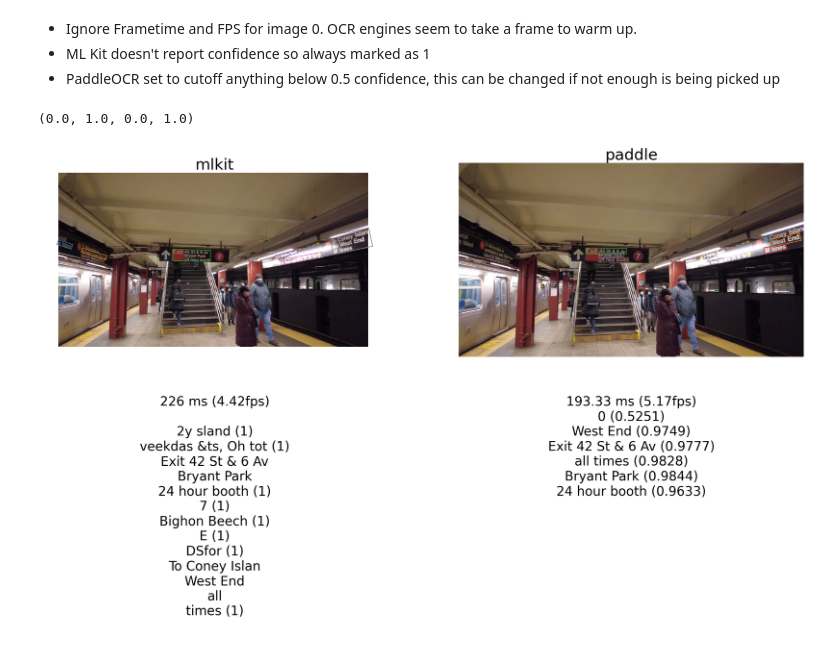
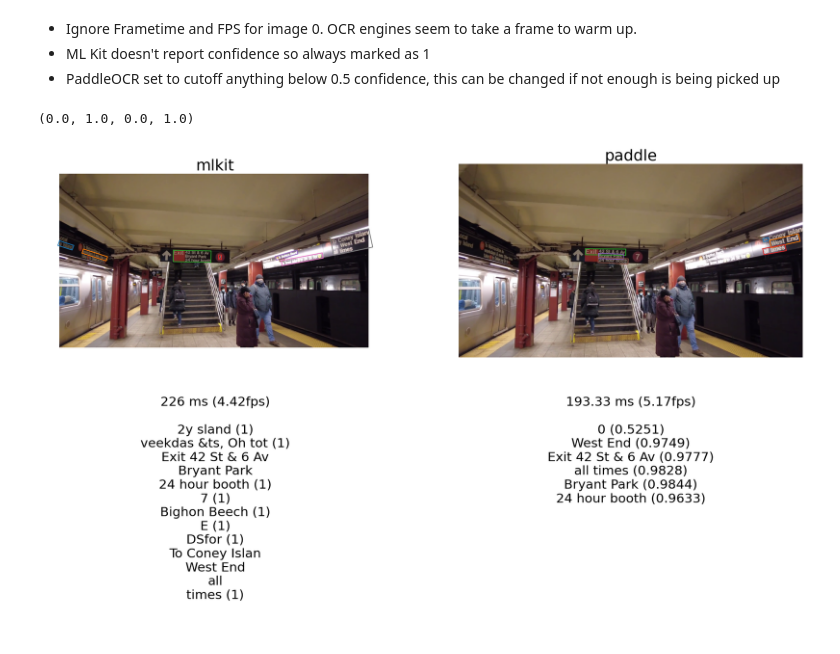
Before and after one commit to aseiple/ocr-testing-results, a Jupyter notebook: OCRResults.ipynb, the cells around one changed output. Saved outputs shown, nothing was run; the diff lists cells and outputs as text; code cells hidden in the pictures.

```diff
--- a/OCRResults.ipynb
+++ b/OCRResults.ipynb
@@ -31,9 +31,9 @@ image = cv2.imread(f'./ocr-testing-results/720/{image_select:03}.png')
 image = cv2.cvtColor(image, cv2.COLOR_BGR2RGB)
 
 # PLOT SCALE
-scale = 2
-fig = plt.figure(figsize=(16*scale,9*scale))
-plt.rcParams.update({'font.size': 15*scale})
+plot_scale = 1.5 #@param {type:"number"}
+fig = plt.figure(figsize=(16*plot_scale,9*plot_scale))
+plt.rcParams.update({'font.size': 15*plot_scale})
 
 # IMAGE 0
 fig.add_subplot(2,2,1)
@@ -66,32 +66,32 @@ for rg in data_1['regions']:
 # TEXT 0
 fig.add_subplot(2,2,3)
 
 time = round(data_0['time_ms'], 2)
 fps = round(1/(time/1000), 2)
 fulltext = data_0['plaintext']
 regionText = ''
 for rg in data_0['regions']:
   regionText += rg['text'] + ' (' + str(round(rg['confidence'], 4)) + ')\n'
 
 string_0 = f'{time} ms ({fps}fps)\n\n{regionText}'
 
 plt.text(0.5,1,string_0,ha='center',va='top')
 plt.axis('off')
 
 # TEXT 1
 fig.add_subplot(2,2,4)
 
 time = round(data_1['time_ms'], 2)
 fps = round(1/(time/1000), 2)
 fulltext = data_1['plaintext']
 regionText = ''
 for rg in data_1['regions']:
   regionText += rg['text'] + ' (' + str(round(rg['confidence'], 4)) + ')\n'
 
-string_1 = f'{time} ms ({fps}fps)\n{regionText}'
+string_1 = f'{time} ms ({fps}fps)\n\n{regionText}'
 
 plt.text(0.5,1,string_1,ha='center',va='top')
 plt.axis('off')
 # %% [output]
 (0.0, 1.0, 0.0, 1.0)
-[figure, old version]
+[figure, new version]
```
